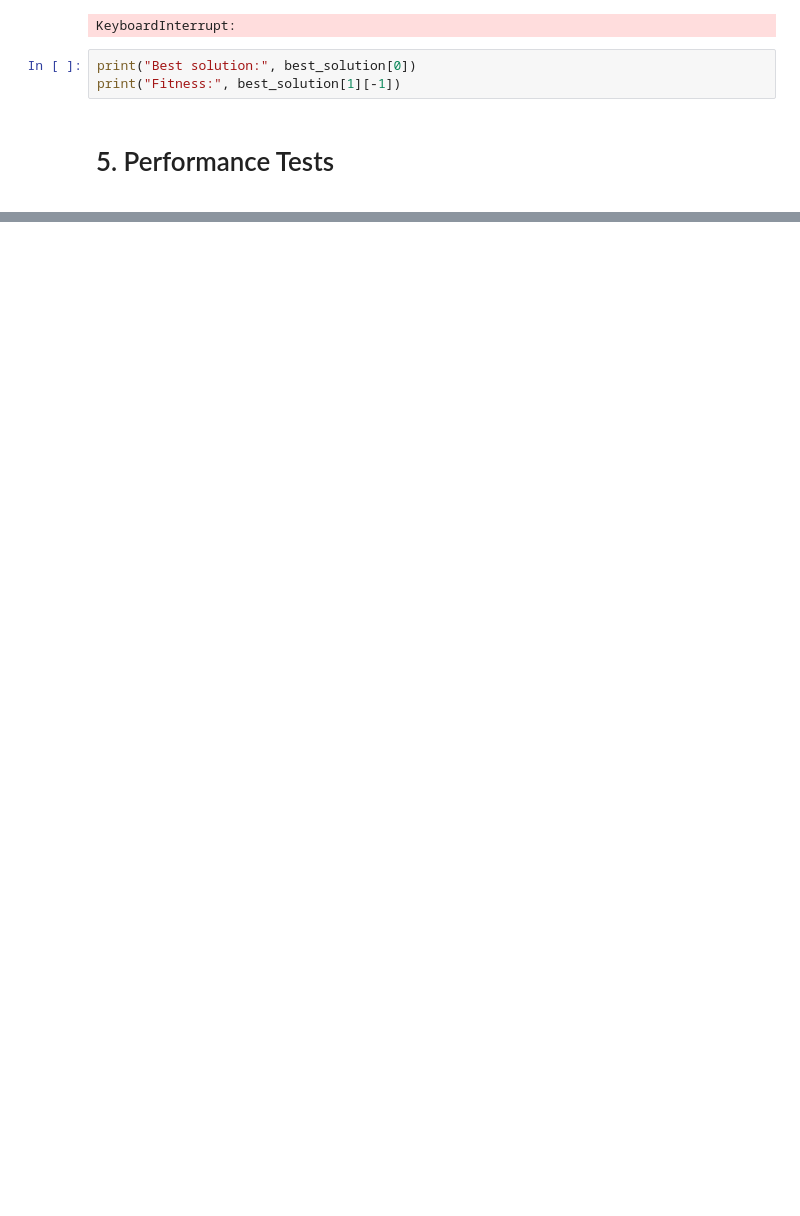
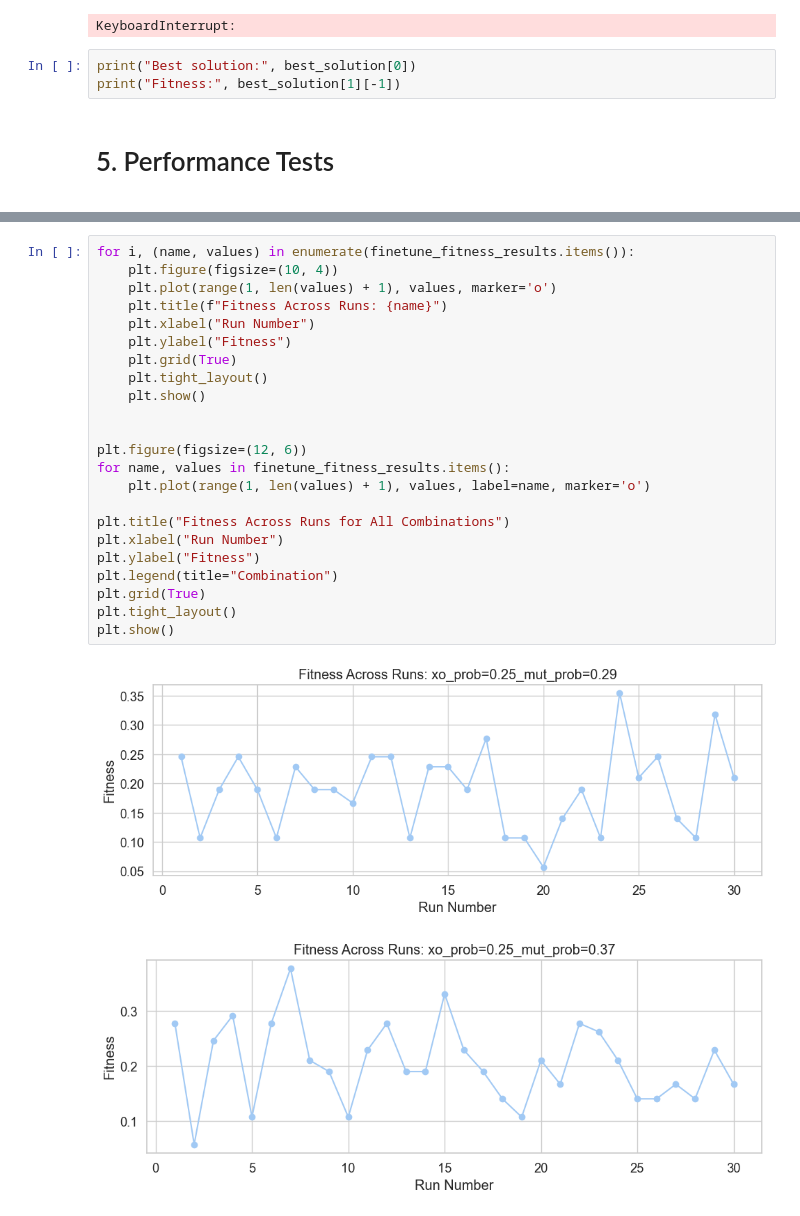
Before and after one commit to Dumendes10/CIFO_24_25_Group_AM, a Jupyter notebook: main.ipynb, the cells around one changed output, grey strips where cells are left out. Drawn from its saved outputs; the diff is of its cells as text; blank space fills up the shorter version.

```diff
--- a/main.ipynb
+++ b/main.ipynb
@@ -232,0 +346,26 @@ print("Fitness:", best_solution[1][-1])
+# %%
+for i, (name, values) in enumerate(finetune_fitness_results.items()):
+    plt.figure(figsize=(10, 4))
+    plt.plot(range(1, len(values) + 1), values, marker='o')
+    plt.title(f"Fitness Across Runs: {name}")
+    plt.xlabel("Run Number")
+    plt.ylabel("Fitness")
+    plt.grid(True)
+    plt.tight_layout()
+    plt.show()
+
+
+plt.figure(figsize=(12, 6))
+for name, values in finetune_fitness_results.items():
+    plt.plot(range(1, len(values) + 1), values, label=name, marker='o')
+
+plt.title("Fitness Across Runs for All Combinations")
+plt.xlabel("Run Number")
+plt.ylabel("Fitness")
+plt.legend(title="Combination")
+plt.grid(True)
+plt.tight_layout()
+plt.show()
+# %% [output]
+[figure, added]
+[figure, added]
```
Also changed, not shown: parts of 18 cells of this notebook.
